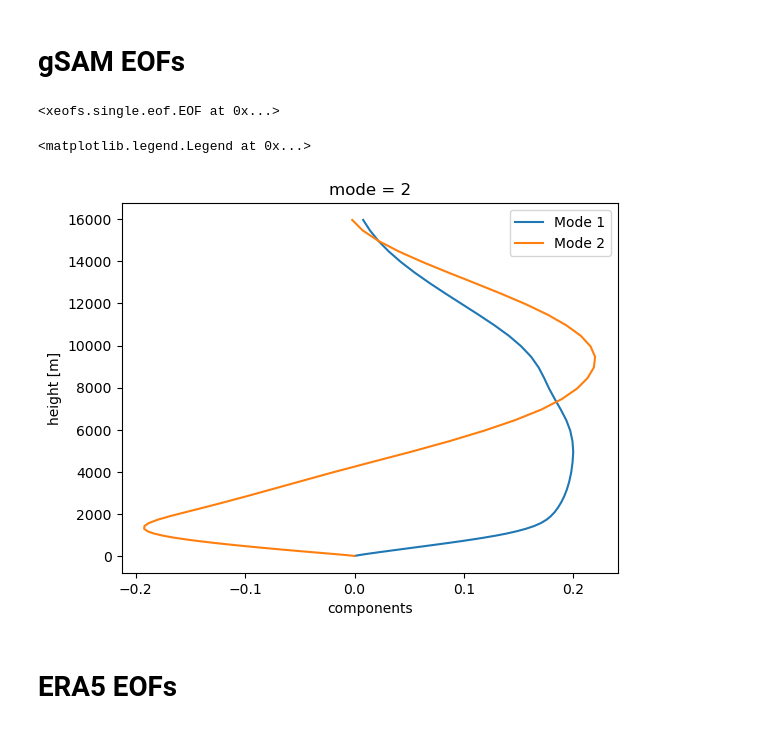
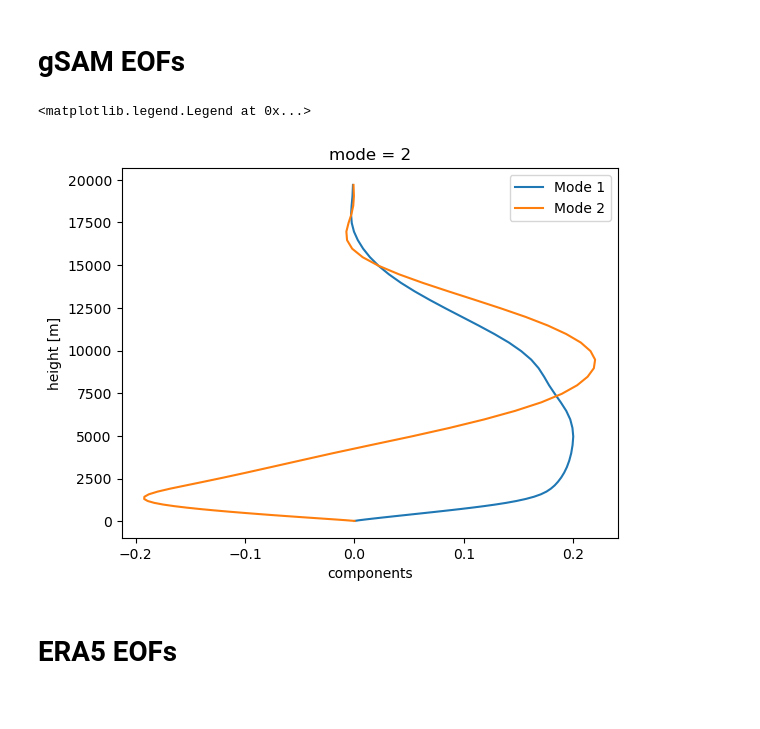
Before and after one commit to pedroanguloumana/scale_interaction_in_gsam, a Jupyter notebook: processing/Compute_Large-Scale_EOFs.ipynb, the cells around one changed output. Cells and saved outputs as stored; diff of their text form; code cells hidden in the pictures.

```diff
--- a/processing/Compute_Large-Scale_EOFs.ipynb
+++ b/processing/Compute_Large-Scale_EOFs.ipynb
@@ -15,17 +12,28 @@ The autoreload extension is already loaded. To reload it, use:
 # %%
 # Get coarse files
 #
 w = load_coarse_gsam_w()
 rho = load_gsam_reference_profiles().rho.sel(z=w.z)
 mass_flux = w * rho
 # Truncate gSAM data to levels below 100 hPa for computing EOFs and PCs
 #
 p = load_gsam_reference_profiles().p
-mass_flux = mass_flux.where(p >= 100, drop=True)
+# mass_flux = mass_flux.where(p >= 100, drop=True)
+
+# Compute EOFs and PCs using XEOFs package
+#
+model = xe.single.EOF(n_modes=10, center=False, standardize=False)
+model.fit(mass_flux, ('lat', 'lon', 'time'))
+# Save the outputs
+#
+save_path = get_project_data_dir() + f'gsam_coarse_eofs_pcs.nc'
+model.save(save_path, engine='netcdf4', overwrite=True)
+# Vertify that the model is ok
+#
+loaded_model = xe.single.EOF.load(save_path, engine='netcdf4')
+loaded_model.components().sel(mode=1).plot(y='z', label='Mode 1')
+loaded_model.components().sel(mode=2).plot(y='z', label='Mode 2')
+plt.legend()
+# %% [output]
+<matplotlib.legend.Legend at 0x...>
+[figure, added]
-# %%
-# Compute EOFs and PCs using XEOFs package
-#
-model = xe.single.EOF(n_modes=10, center=False)
-model.fit(mass_flux, ('lat', 'lon', 'time'))
-# %% [output]
-<xeofs.single.eof.EOF at 0x...>
@@ -37,12 +40,3 @@ model.save(save_path, engine='netcdf4')
-# %%
-# Vertify that the model is ok
-loaded_model = xe.single.EOF.load(save_path, engine='netcdf4')
-loaded_model.components().sel(mode=1).plot(y='z', label='Mode 1')
-loaded_model.components().sel(mode=2).plot(y='z', label='Mode 2')
-plt.legend()
-# %% [output]
-<matplotlib.legend.Legend at 0x...>
-[figure, removed]
 # %% [markdown]
 # ERA5 EOFs
 # %%
```
Also changed, not shown: parts of 7 cells of this notebook, 8 other files.
